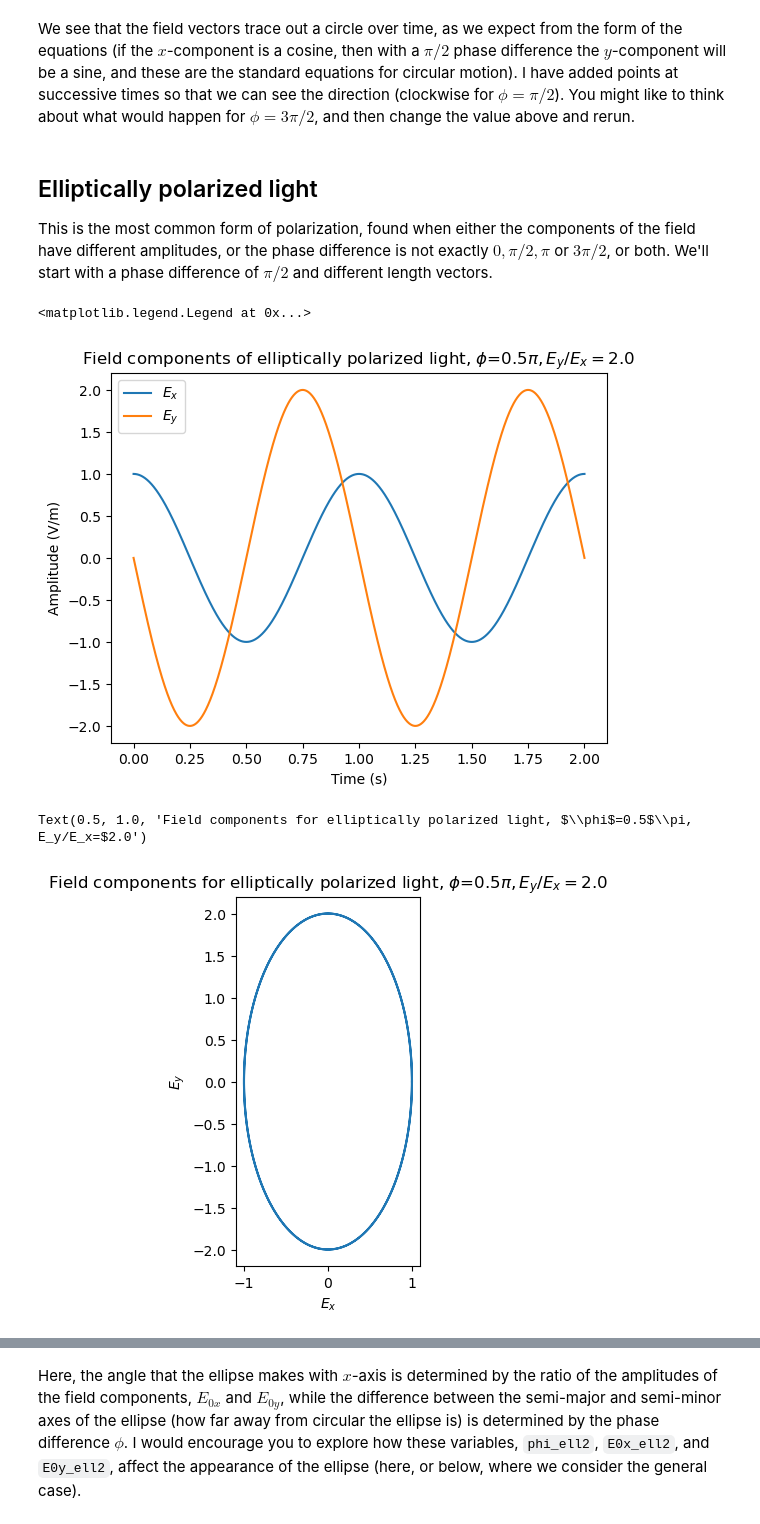
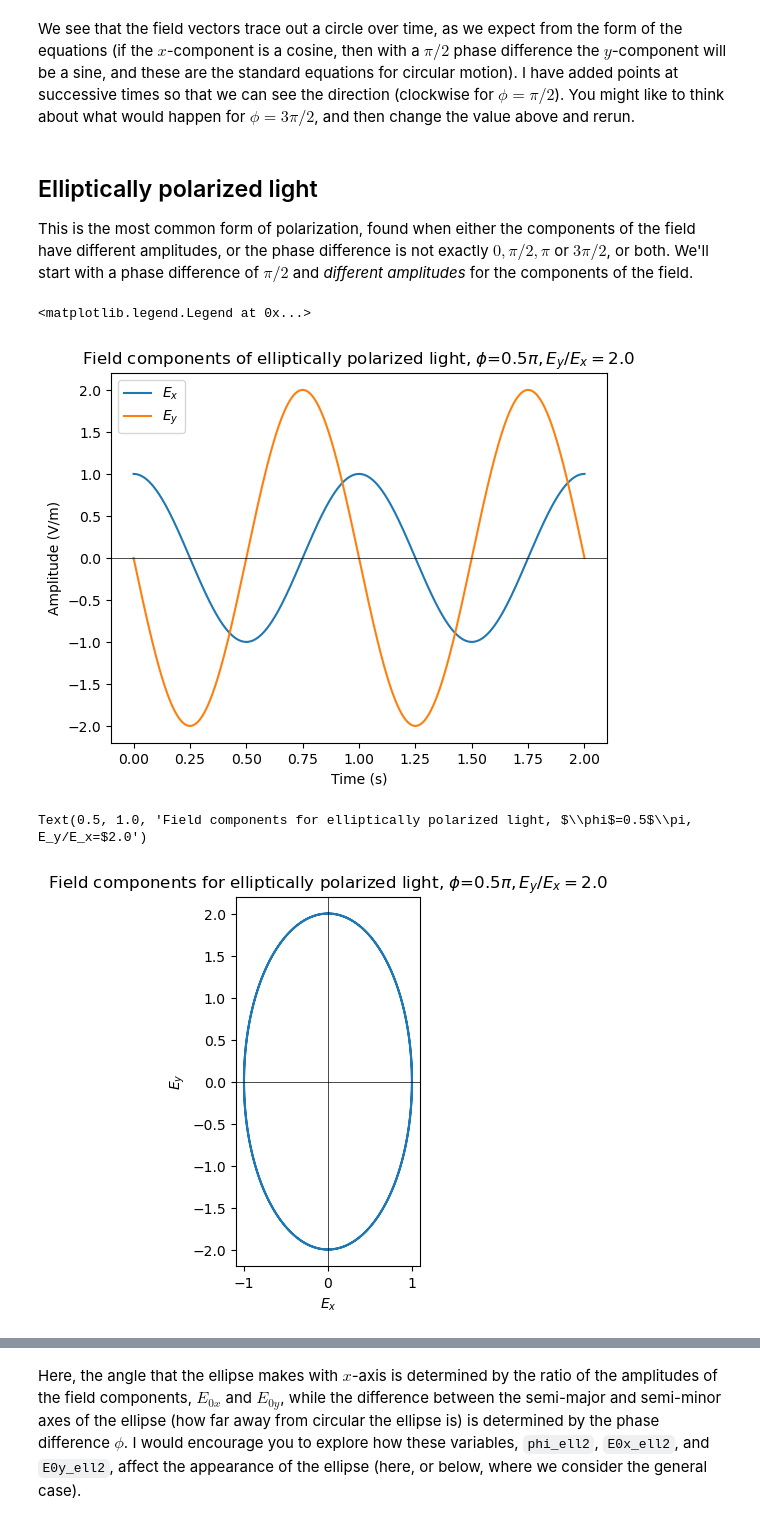
Before and after one commit to davidbowler/EMNotebooks, a Jupyter notebook: PolarisationOfLight.ipynb, the cells around one changed output, grey strips where cells are left out. Drawn from its saved outputs; the diff is of its cells as text; code cells hidden in the pictures.

```diff
--- a/PolarisationOfLight.ipynb
+++ b/PolarisationOfLight.ipynb
@@ -109,7 +124,7 @@ We see that the field vectors trace out a circle over time, as we expect from th
 # %% [markdown]
 ## Elliptically polarized light
 
-This is the most common form of polarization, found when either the components of the field have different amplitudes, or the phase difference is not exactly $0, \pi/2, \pi$ or $3\pi/2$, or both.  We'll start with a phase difference of $\pi/2$ and different length vectors.
+This is the most common form of polarization, found when either the components of the field have different amplitudes, or the phase difference is not exactly $0, \pi/2, \pi$ or $3\pi/2$, or both.  We'll start with a phase difference of $\pi/2$ and *different amplitudes* for the components of the field.
 # %%
 phi_ell1 = np.pi/2
 phi_x_ell1 = 0
@@ -122,18 +137,21 @@ plt.plot(time,Ex_ell1,label=r'$E_{x}$')
 plt.plot(time,Ey_ell1,label=r'$E_{y}$')
 plt.xlabel("Time (s)")
 plt.ylabel("Amplitude (V/m)")
+plt.axhline(c='k',lw=0.5)
 plt.title(f'Field components of elliptically polarized light, $\phi$={phi_ell1/np.pi}$\pi, E_y/E_x=${E0y_ell1/E0x_ell1}') #', $E_x\ne E_y$')
 plt.legend()
 # %% [output]
 <matplotlib.legend.Legend at 0x...>
-[figure, old version]
+[figure, new version]
 # %%
 plt.plot(Ex_ell1,Ey_ell1)
 plt.axis('scaled')
 plt.xlabel(r'$E_x$')
 plt.ylabel(r'$E_y$')
+plt.axhline(c='k',lw=0.5)
+plt.axvline(c='k',lw=0.5)
 plt.title(f'Field components for elliptically polarized light, $\phi$={phi_ell1/np.pi}$\pi, E_y/E_x=${E0y_ell1/E0x_ell1}') #', $E_x\ne E_y$')
 # %% [output]
 Text(0.5, 1.0, 'Field components for elliptically polarized light, $\\phi$=0.5$\\pi, E_y/E_x=$2.0')
-[figure, old version]
+[figure, new version]
 # %% [markdown]
```
Also changed, not shown: parts of 10 cells of this notebook, 1 other file.
